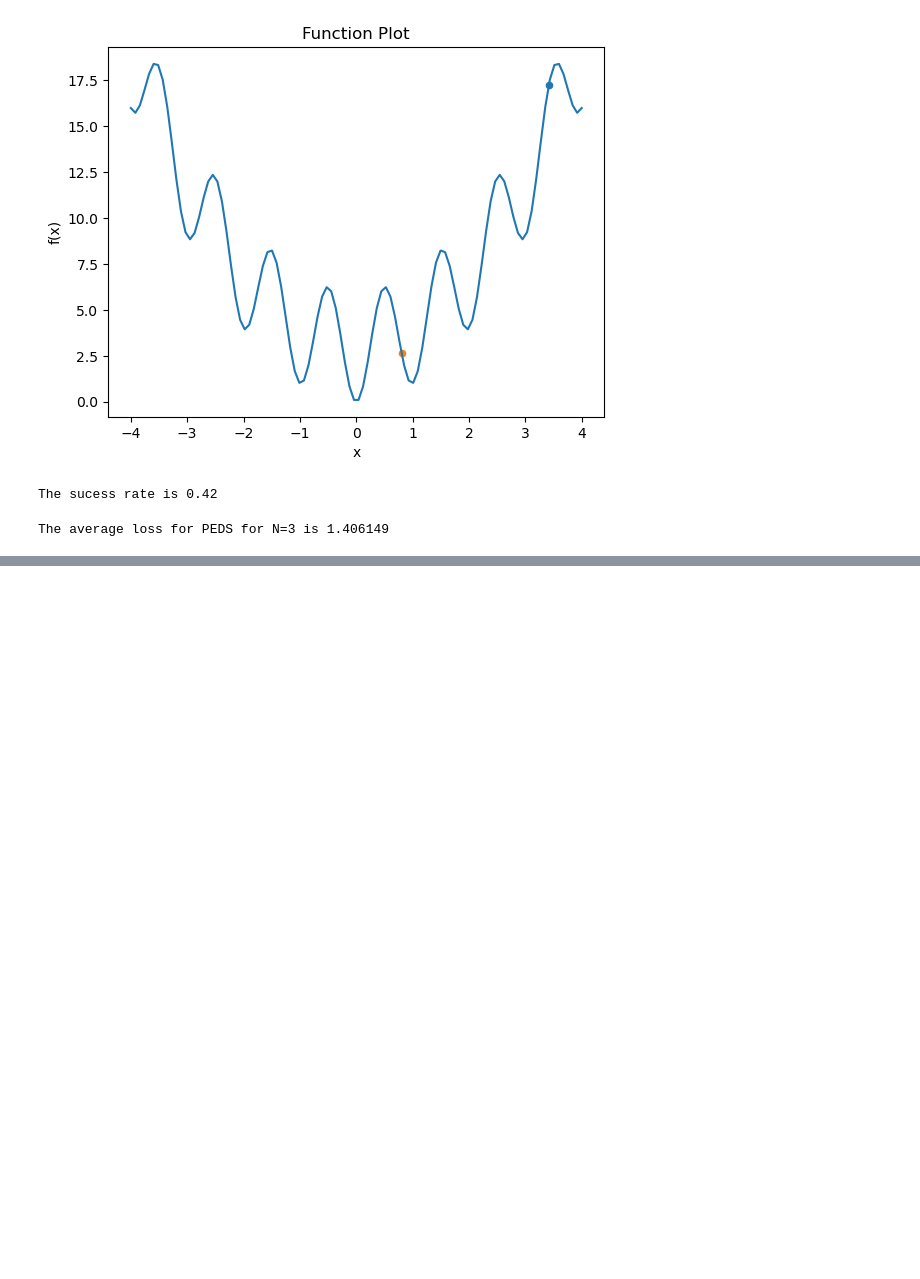
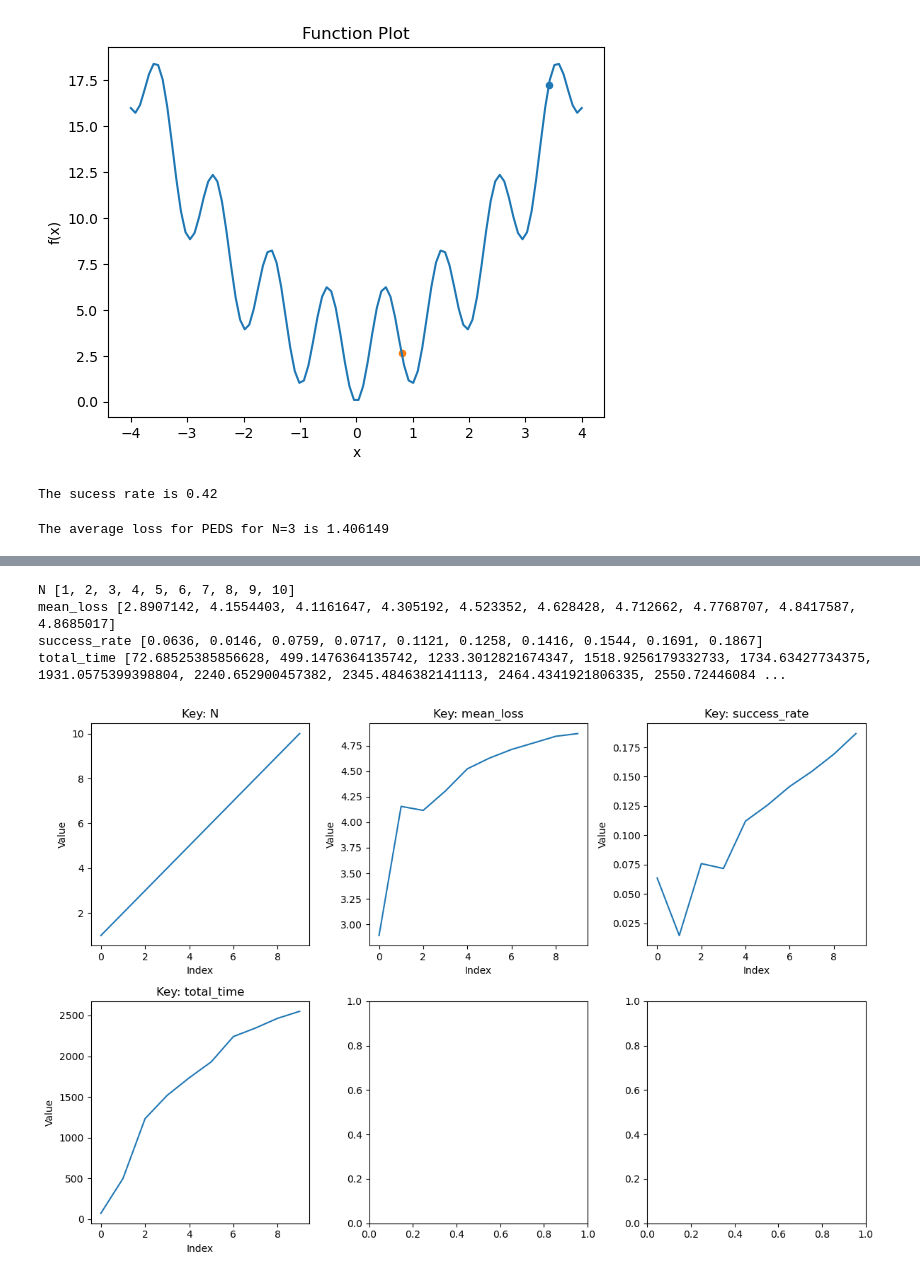
Before and after one commit to charliezchen/SA-PEDS, a Jupyter notebook: optimize_peds.ipynb, the cells around one changed output, grey strips where cells are left out. Drawn from its saved outputs; the diff is of its cells as text; code cells hidden in the pictures; blank space fills up the shorter version.

```diff
--- a/optimize_peds.ipynb
+++ b/optimize_peds.ipynb
@@ -251,0 +330,27 @@ The average loss for PEDS for N=3 is 1.406149
+# %%
+def plot_keys(data, keys):
+    # keys = list(data[0].keys())  # Get the keys from the first element
+
+    num_keys = len(keys)
+    num_cols = 3  # Number of columns in the subplot grid
+    num_rows = (num_keys + num_cols - 1) // num_cols
+
+    fig, axs = plt.subplots(num_rows, num_cols, figsize=(12, 4*num_rows), tight_layout=True)
+
+    for i, key in enumerate(keys):
+        ax = axs[i // num_cols, i % num_cols]
+        values = [d[key] for d in data]
+        print(key, values)
+        ax.plot(values)
+        ax.set_xlabel('Index')
+        ax.set_ylabel('Value')
+        ax.set_title(f'Key: {key}')
+
+    plt.show()
+plot_keys(data, ['N', 'mean_loss', 'success_rate', 'total_time'])
+# %% [output]
+N [1, 2, 3, 4, 5, 6, 7, 8, 9, 10]
+mean_loss [2.8907142, 4.1554403, 4.1161647, 4.305192, 4.523352, 4.628428, 4.712662, 4.7768707, 4.8417587, 4.8685017]
+success_rate [0.0636, 0.0146, 0.0759, 0.0717, 0.1121, 0.1258, 0.1416, 0.1544, 0.1691, 0.1867]
+total_time [72.68525385856628, 499.1476364135742, 1233.3012821674347, 1518.9256179332733, 1734.63427734375, 1931.0575399398804, 2240.652900457382, 2345.4846382141113, 2464.4341921806335, 2550.72446084 ...
+[figure, added]
```
Also changed, not shown: parts of 7 cells of this notebook, 4 other files.
